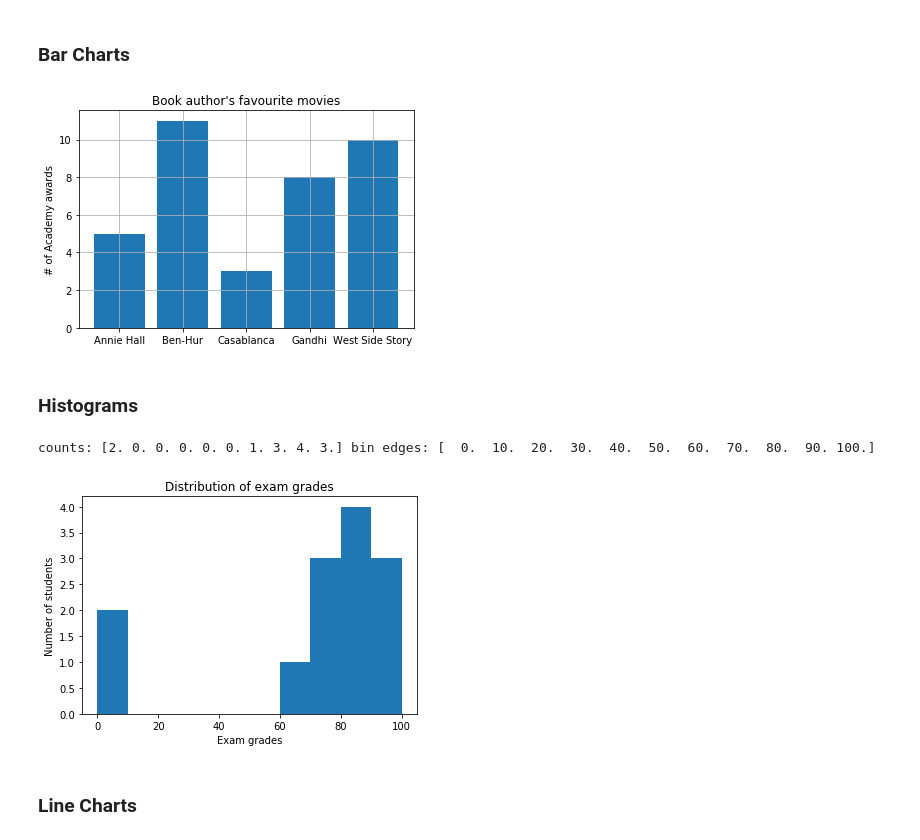
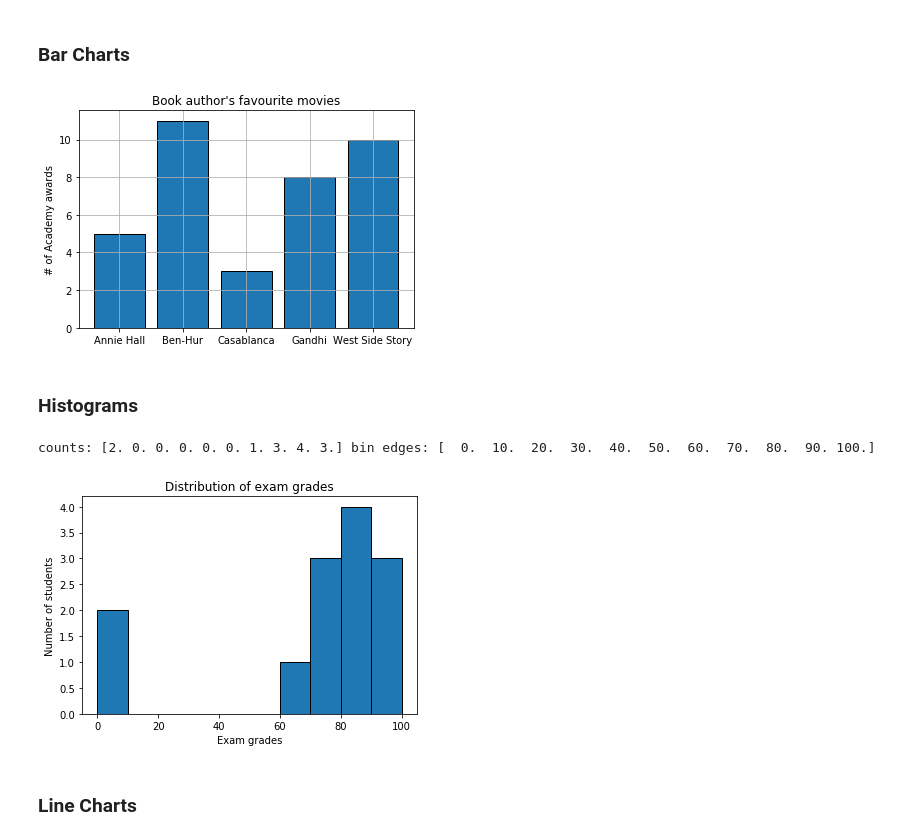
Before and after one commit to prteek/data-science, a Jupyter notebook: VisualizingData.ipynb, the cells around one changed output. Saved outputs shown, nothing was run; the diff lists cells and outputs as text; code cells hidden in the pictures.

Commit message:
added bar separators in histogram

```diff
--- a/VisualizingData.ipynb
+++ b/VisualizingData.ipynb
@@ -22,16 +20,16 @@ plt.grid()
 # %%
 movies = ["Annie Hall", "Ben-Hur", "Casablanca", "Gandhi", "West Side Story"]
 num_oscars = [5, 11, 3, 8, 10]
 
 xs = [i + 0.5 for i,_ in enumerate(movies)] # Offset x by 0.5 to the left so that each bar is centered
 # plot bars with center x co-ordinates [xs], heights [num_oscars] and width = 0.8
-plt.bar(xs, num_oscars,0.8)
+plt.bar(xs, num_oscars,0.8, ec='black') # ec is edge colour
 plt.title("Book author's favourite movies")
 plt.ylabel("# of Academy awards")
 plt.xticks([i+0.5 for i,_ in enumerate(movies)],movies)
 plt.grid()
 # %% [output]
-[figure, old version]
+[figure, new version]
 # %% [markdown]
 ### Histograms
 # %%
@@ -39,7 +37,7 @@ grades = [83,95,91,87,70,0,85,82,100,67,73,77,0]
 decile = [grade // 10 * 10 for grade in grades]
 
 num_bins = 10
-n, bins, _ = plt.hist(decile, num_bins)
+n, bins, _ = plt.hist(decile, num_bins, ec='black') # ec is edge colour
 plt.title('Distribution of exam grades')
 plt.xlabel('Exam grades')
 plt.ylabel('Number of students')
@@ -47,7 +45,7 @@ plt.ylabel('Number of students')
 print("counts:", n, "bin edges:", bins)
 # %% [output]
 counts: [2. 0. 0. 0. 0. 0. 1. 3. 4. 3.] bin edges: [  0.  10.  20.  30.  40.  50.  60.  70.  80.  90. 100.]
-[figure, old version]
+[figure, new version]
 # %% [markdown]
 ### Line Charts
 # %%
```
Also changed, not shown: parts of 1 cell of this notebook.
